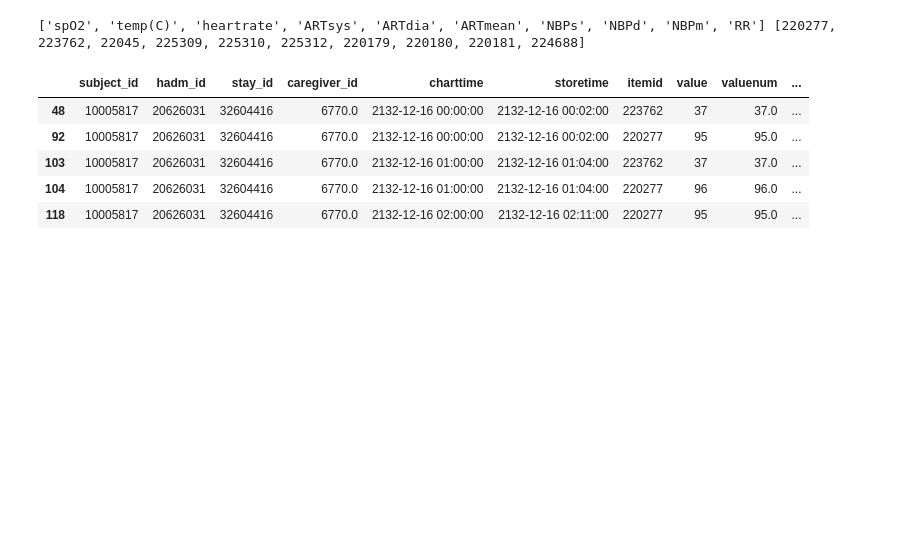
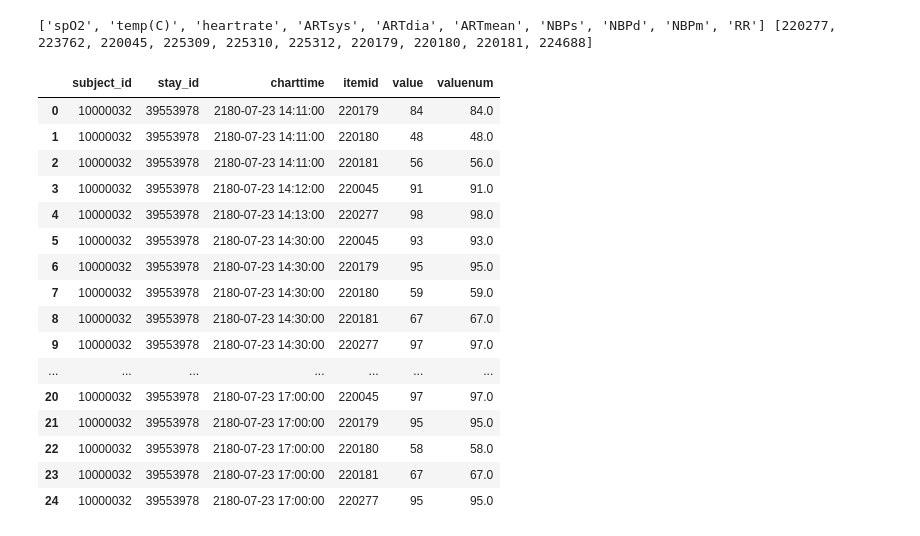
Before and after one commit to pranavv2707/ICU, a Jupyter notebook: notebooks_medicalicu.ipynb, the cells around one changed output. Drawn from its saved outputs; the diff is of its cells as text; code cells hidden in the pictures; blank space fills up the shorter version.

```diff
--- a/notebooks_medicalicu.ipynb
+++ b/notebooks_medicalicu.ipynb
@@ -66,19 +137,8 @@ print(chart_items[chart_items['label'].str.contains('oxygen', case=False, na=Fal
 # %%
 #mapping dictionary for the vitals from d_items file:
-vitals_dict = {"spO2":220277,"temp(C)":223762,"heartrate":22045,"ARTsys":225309,"ARTdia":225310,"ARTmean":225312,"NBPs":220179,"NBPd":220180,"NBPm":220181,"RR":224688}
-vitals=list(vitals_dict.keys())
-ids=list(vitals_dict.values())
+vitals_dict={"spO2":220277,"temp(C)":223762,"heartrate":220045,"ARTsys":225309,"ARTdia":225310,"ARTmean":225312,"NBPs":220179,"NBPd":220180,"NBPm":220181,"RR":224688}
+vitals,ids=list(vitals_dict.keys()),list(vitals_dict.values())
 vitals_rev_dict={vitals_dict[i]:i for i in vitals_dict}
 print(vitals,ids)
 # %% [output]
-['spO2', 'temp(C)', 'heartrate', 'ARTsys', 'ARTdia', 'ARTmean', 'NBPs', 'NBPd', 'NBPm', 'RR'] [220277, 223762, 22045, 225309, 225310, 225312, 220179, 220180, 220181, 224688]
+['spO2', 'temp(C)', 'heartrate', 'ARTsys', 'ARTdia', 'ARTmean', 'NBPs', 'NBPd', 'NBPm', 'RR'] [220277, 223762, 220045, 225309, 225310, 225312, 220179, 220180, 220181, 224688]
-# %%
-vitals = chartevents[chartevents["itemid"].isin(ids)]
-vitals.head()
-# %% [output]
-|  | subject_id | hadm_id | stay_id | caregiver_id | charttime | storetime | itemid | value | valuenum | ... |
-| 48 | 10005817 | 20626031 | 32604416 | 6770.0 | 2132-12-16 00:00:00 | 2132-12-16 00:02:00 | 223762 | 37 | 37.0 | ... |
-| 92 | 10005817 | 20626031 | 32604416 | 6770.0 | 2132-12-16 00:00:00 | 2132-12-16 00:02:00 | 220277 | 95 | 95.0 | ... |
-| 103 | 10005817 | 20626031 | 32604416 | 6770.0 | 2132-12-16 01:00:00 | 2132-12-16 01:04:00 | 223762 | 37 | 37.0 | ... |
-| 104 | 10005817 | 20626031 | 32604416 | 6770.0 | 2132-12-16 01:00:00 | 2132-12-16 01:04:00 | 220277 | 96 | 96.0 | ... |
-| 118 | 10005817 | 20626031 | 32604416 | 6770.0 | 2132-12-16 02:00:00 | 2132-12-16 02:11:00 | 220277 | 95 | 95.0 | ... |
@@ -85 +147,29 @@ vitals.head()
+# %%
+con=duckdb.connect()
+queryrows=f"""
+SELECT subject_id, stay_id, charttime, itemid, value, valuenum
+FROM read_csv_auto('{chartevents_path}')
+WHERE itemid IN {tuple(ids)}
+LIMIT 25
+"""
+result=con.execute(queryrows).fetchdf()
+result
+# %% [output]
+|  | subject_id | stay_id | charttime | itemid | value | valuenum |
+| 0 | 10000032 | 39553978 | 2180-07-23 14:11:00 | 220179 | 84 | 84.0 |
+| 1 | 10000032 | 39553978 | 2180-07-23 14:11:00 | 220180 | 48 | 48.0 |
+| 2 | 10000032 | 39553978 | 2180-07-23 14:11:00 | 220181 | 56 | 56.0 |
+| 3 | 10000032 | 39553978 | 2180-07-23 14:12:00 | 220045 | 91 | 91.0 |
+| 4 | 10000032 | 39553978 | 2180-07-23 14:13:00 | 220277 | 98 | 98.0 |
+| 5 | 10000032 | 39553978 | 2180-07-23 14:30:00 | 220045 | 93 | 93.0 |
+| 6 | 10000032 | 39553978 | 2180-07-23 14:30:00 | 220179 | 95 | 95.0 |
+| 7 | 10000032 | 39553978 | 2180-07-23 14:30:00 | 220180 | 59 | 59.0 |
+| 8 | 10000032 | 39553978 | 2180-07-23 14:30:00 | 220181 | 67 | 67.0 |
+| 9 | 10000032 | 39553978 | 2180-07-23 14:30:00 | 220277 | 97 | 97.0 |
+| ... | ... | ... | ... | ... | ... | ... |
+| 20 | 10000032 | 39553978 | 2180-07-23 17:00:00 | 220045 | 97 | 97.0 |
+| 21 | 10000032 | 39553978 | 2180-07-23 17:00:00 | 220179 | 95 | 95.0 |
+| 22 | 10000032 | 39553978 | 2180-07-23 17:00:00 | 220180 | 58 | 58.0 |
+| 23 | 10000032 | 39553978 | 2180-07-23 17:00:00 | 220181 | 67 | 67.0 |
+| 24 | 10000032 | 39553978 | 2180-07-23 17:00:00 | 220277 | 95 | 95.0 |
 # %%
```
Also changed, not shown: parts of 28 cells of this notebook.
